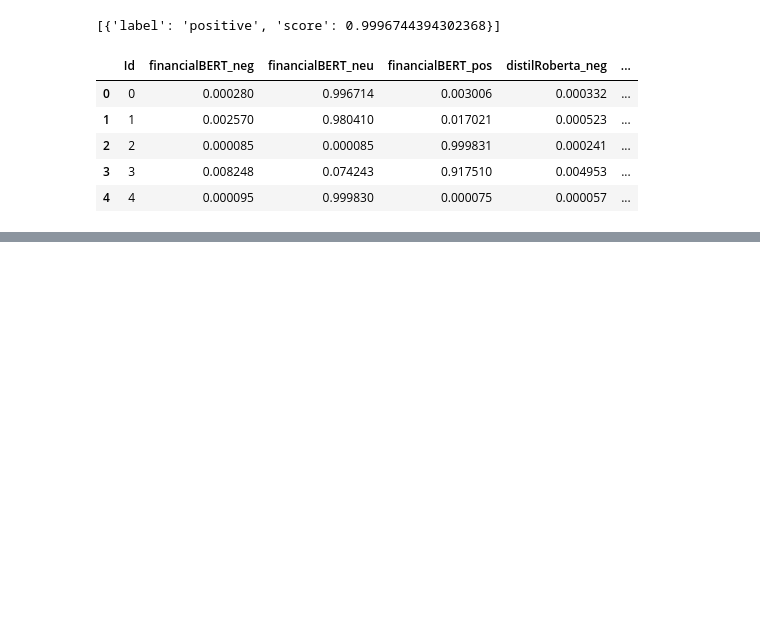
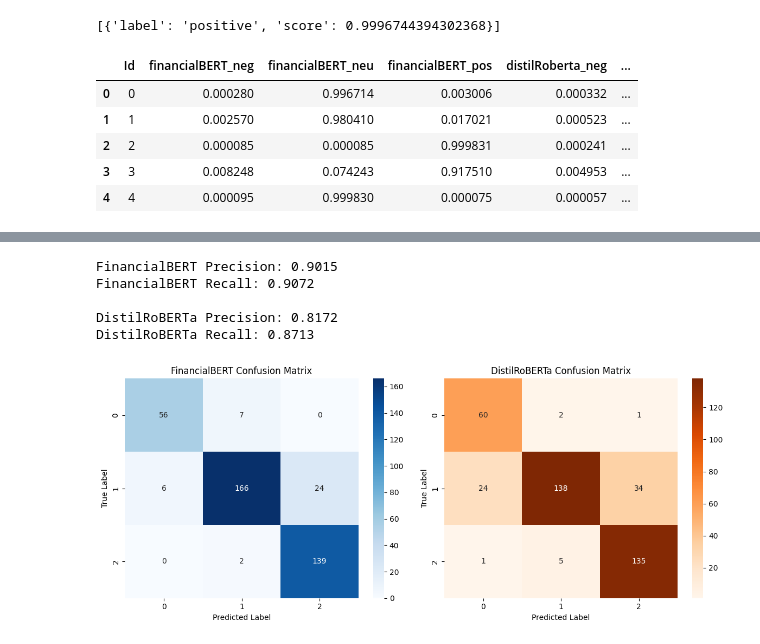
Before and after one commit to IamXiaoYao/Analysis-of-financial-news-sentiment, a Jupyter notebook: NLP/sentiment_analysis.ipynb, the cells around one changed output, grey strips where cells are left out. Cells and saved outputs as stored; diff of their text form; code cells hidden in the pictures; blank space fills up the shorter version.

```diff
--- a/NLP/sentiment_analysis.ipynb
+++ b/NLP/sentiment_analysis.ipynb
@@ -168,3 +200,47 @@ results_df.to_excel('financial_news_results.xlsx', index=False)
+# %%
+import matplotlib.pyplot as plt
+import seaborn as sns
+from sklearn.metrics import precision_score, recall_score, confusion_matrix
+
+
+finbert_precision = precision_score(results_df['Human Label'], results_df['FinancialBERT_label'], average='macro')
+finbert_recall = recall_score(results_df['Human Label'], results_df['FinancialBERT_label'], average='macro')
+
+distilroberta_precision = precision_score(results_df['Human Label'], results_df['Distilroberta_label'], average='macro')
+distilroberta_recall = recall_score(results_df['Human Label'], results_df['Distilroberta_label'], average='macro')
+
+
+print("FinancialBERT Precision:", round(finbert_precision, 4))
+print("FinancialBERT Recall:", round(finbert_recall, 4))
+print("\nDistilRoBERTa Precision:", round(distilroberta_precision, 4))
+print("DistilRoBERTa Recall:", round(distilroberta_recall, 4))
+# %% [output]
+FinancialBERT Precision: 0.9015
+FinancialBERT Recall: 0.9072
+
+DistilRoBERTa Precision: 0.8172
+DistilRoBERTa Recall: 0.8713
+# %%
+# Compute confusion matrices
+finbert_cm = confusion_matrix(results_df['Human Label'], results_df['FinancialBERT_label'])
+distilroberta_cm = confusion_matrix(results_df['Human Label'], results_df['Distilroberta_label'])
+
+fig, axes = plt.subplots(1, 2, figsize=(12, 5))
+
+sns.heatmap(finbert_cm, annot=True, fmt='d', cmap='Blues', ax=axes[0])
+axes[0].set_title("FinancialBERT Confusion Matrix")
+axes[0].set_xlabel("Predicted Label")
+axes[0].set_ylabel("True Label")
+
+sns.heatmap(distilroberta_cm, annot=True, fmt='d', cmap='Oranges', ax=axes[1])
+axes[1].set_title("DistilRoBERTa Confusion Matrix")
+axes[1].set_xlabel("Predicted Label")
+axes[1].set_ylabel("True Label")
+
+plt.tight_layout()
+plt.show()
+# %% [output]
+[figure, added]
 # %%
 # mismatched_count = (results_df['FinancialBERT_label'] != results_df['Distilroberta_label']).sum()
 # mismatched_count
```
Also changed, not shown: parts of 10 cells of this notebook, 4 other files.
